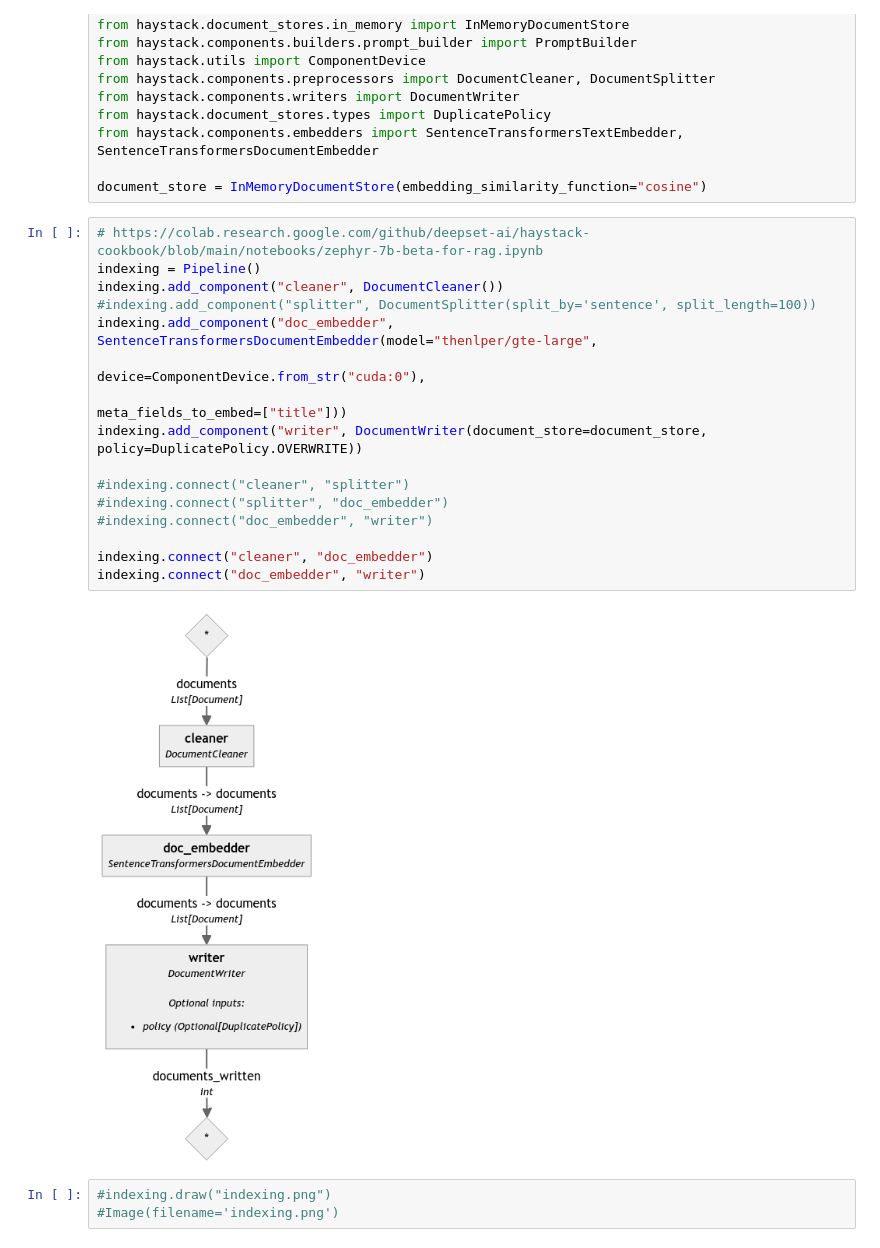
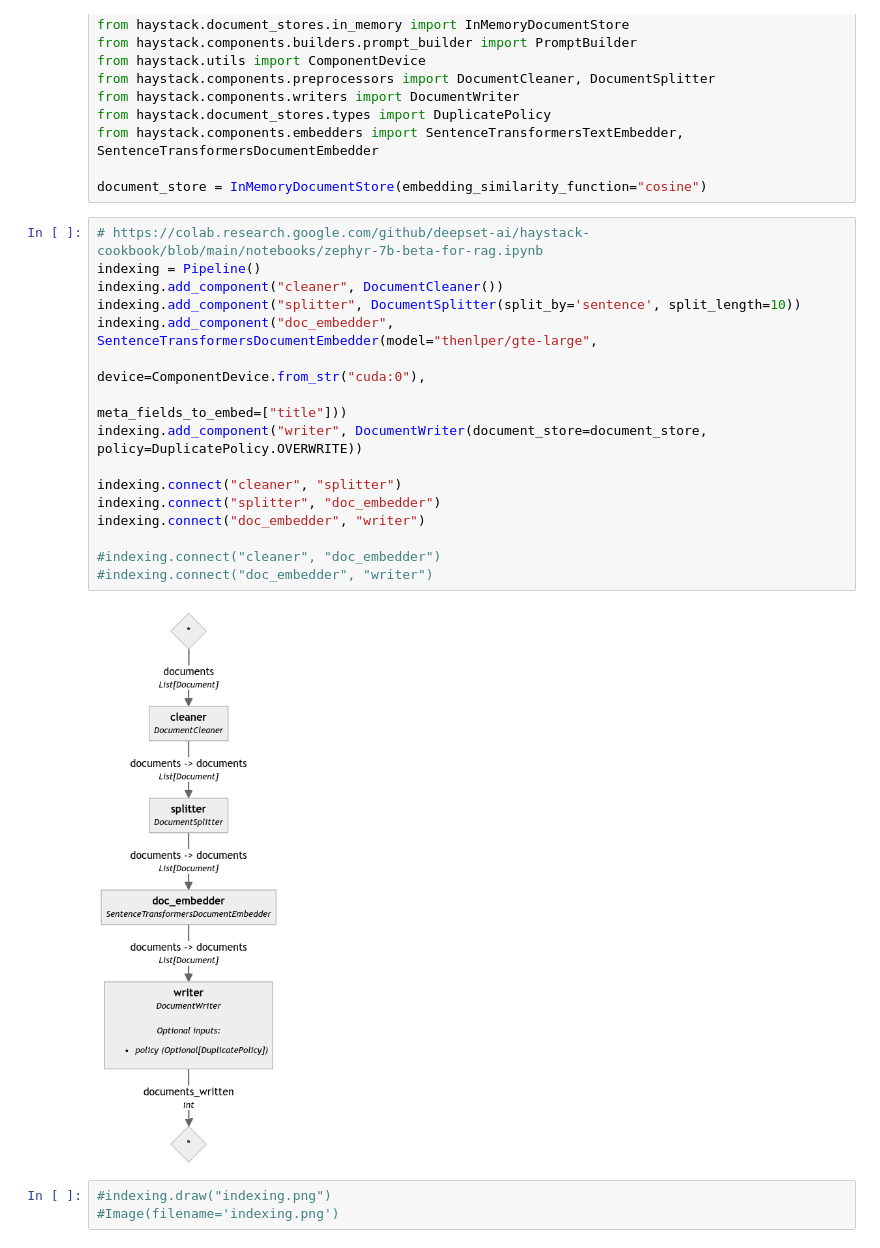
Before and after one commit to uwwint/discourse-scraper, a Jupyter notebook: llama2/RAG_Mixtral.ipynb, the cells around one changed output. Saved outputs shown, nothing was run; the diff lists cells and outputs as text.

```diff
--- a/llama2/RAG_Mixtral.ipynb
+++ b/llama2/RAG_Mixtral.ipynb
@@ -114,21 +124,21 @@ document_store = InMemoryDocumentStore(embedding_similarity_function="cosine")
 # %%
 # https://colab.research.google.com/github/deepset-ai/haystack-cookbook/blob/main/notebooks/zephyr-7b-beta-for-rag.ipynb
 indexing = Pipeline()
 indexing.add_component("cleaner", DocumentCleaner())
-#indexing.add_component("splitter", DocumentSplitter(split_by='sentence', split_length=100))
+indexing.add_component("splitter", DocumentSplitter(split_by='sentence', split_length=10))
 indexing.add_component("doc_embedder", SentenceTransformersDocumentEmbedder(model="thenlper/gte-large",
                                                                             device=ComponentDevice.from_str("cuda:0"),
                                                                             meta_fields_to_embed=["title"]))
 indexing.add_component("writer", DocumentWriter(document_store=document_store, policy=DuplicatePolicy.OVERWRITE))
 
-#indexing.connect("cleaner", "splitter")
-#indexing.connect("splitter", "doc_embedder")
+indexing.connect("cleaner", "splitter")
+indexing.connect("splitter", "doc_embedder")
+indexing.connect("doc_embedder", "writer")
+
+#indexing.connect("cleaner", "doc_embedder")
 #indexing.connect("doc_embedder", "writer")
-
-indexing.connect("cleaner", "doc_embedder")
-indexing.connect("doc_embedder", "writer")
 # %% [output]
-[figure, old version]
+[figure, new version]
 # %%
 #indexing.draw("indexing.png")
 #Image(filename='indexing.png')
```
Also changed, not shown: parts of 14 cells of this notebook.
